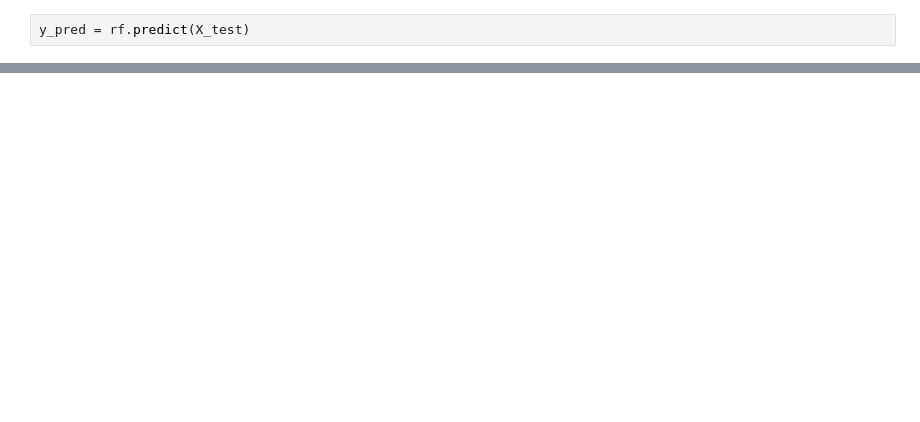
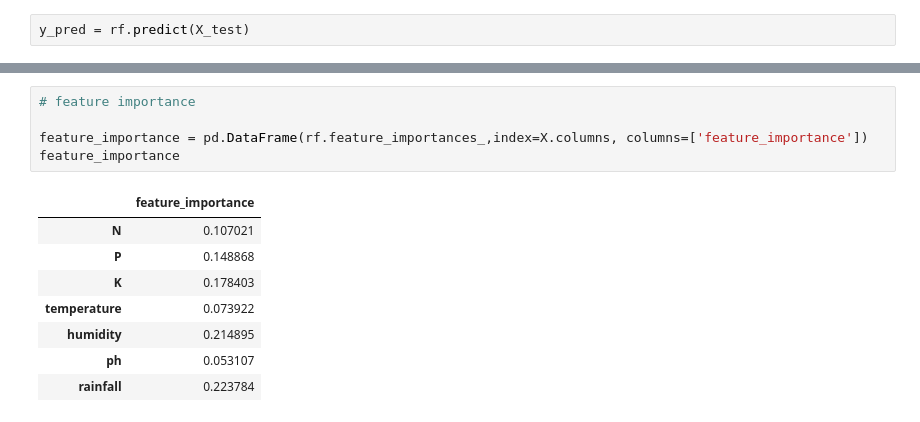
Before and after one commit to JoaoKbral/crop-recommendation-analysis, a Jupyter notebook: ml.ipynb, the cells around one changed output, grey strips where cells are left out. Cells and saved outputs as stored; diff of their text form; blank space fills up the shorter version.

```diff
--- a/ml.ipynb
+++ b/ml.ipynb
@@ -55,0 +88,14 @@ Test Score: 0.9931818181818182
+# %%
+# feature importance
+
+feature_importance = pd.DataFrame(rf.feature_importances_,index=X.columns, columns=['feature_importance'])
+feature_importance
+# %% [output]
+|  | feature_importance |
+| N | 0.107021 |
+| P | 0.148868 |
+| K | 0.178403 |
+| temperature | 0.073922 |
+| humidity | 0.214895 |
+| ph | 0.053107 |
+| rainfall | 0.223784 |
```
Also changed, not shown: parts of 9 cells of this notebook, 5 other files.
